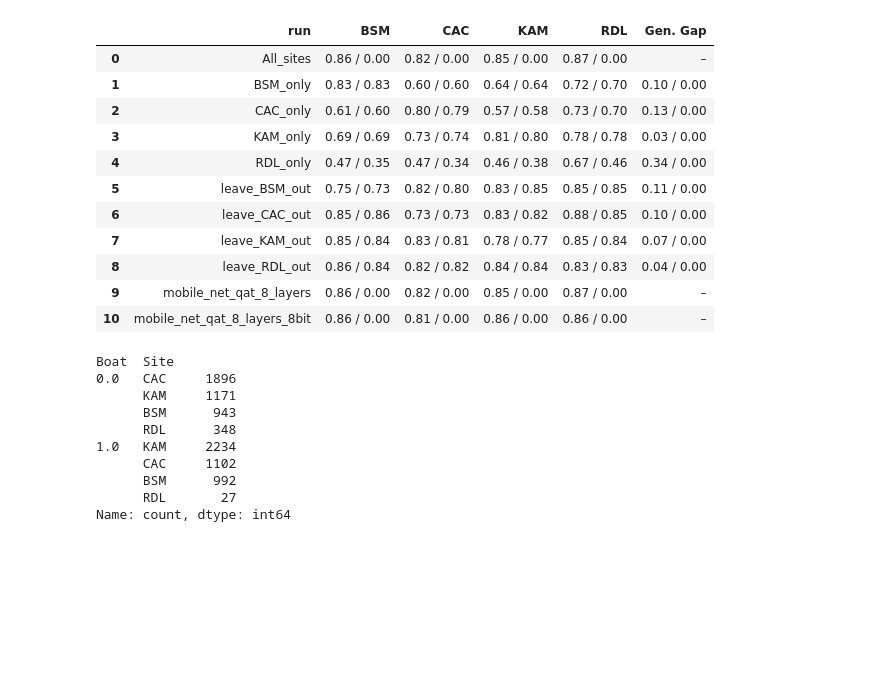
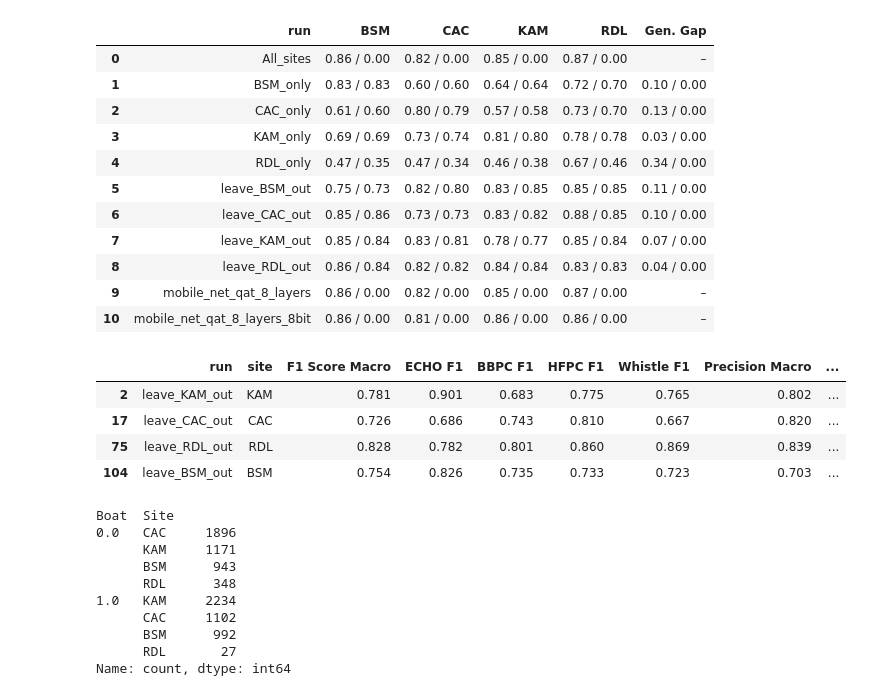
Before and after one commit to bobduru/beluga-call-pipeline, a Jupyter notebook: training/results_analysis/sites_generalization.ipynb, the cells around one changed output. Cells and saved outputs as stored; diff of their text form; code cells hidden in the pictures; blank space fills up the shorter version.

```diff
--- a/training/results_analysis/sites_generalization.ipynb
+++ b/training/results_analysis/sites_generalization.ipynb
@@ -31,7 +31,7 @@ import os
 import json
 import pandas as pd
 # %%
-results_dir = "../new_results/sites_generalization_cv//"
+results_dir = "../new_results/sites_generalization_cv/"
 runs = [d for d in os.listdir(results_dir) if os.path.isdir(os.path.join(results_dir, d))]
 leave_one_out_runs = [run for run in runs if "out" in run]
 # %%
@@ -279,6 +274,17 @@ generate_final_table(generalization_df, setting="show_both")
 | 8 | leave_RDL_out | 0.86 / 0.84 | 0.82 / 0.82 | 0.84 / 0.84 | 0.83 / 0.83 | 0.04 / 0.00 |
 | 9 | mobile_net_qat_8_layers | 0.86 / 0.00 | 0.82 / 0.00 | 0.85 / 0.00 | 0.87 / 0.00 | – |
 | 10 | mobile_net_qat_8_layers_8bit | 0.86 / 0.00 | 0.81 / 0.00 | 0.86 / 0.00 | 0.86 / 0.00 | – |
+# %%
+left_out_site_df = generalization_df[
+    generalization_df.apply(lambda row: row["site"] in row["run"] and "leave" in row["run"] and "qat" not in row["run"], axis=1)
+]
+left_out_site_df
+# %% [output]
+|  | run | site | F1 Score Macro | ECHO F1 | BBPC F1 | HFPC F1 | Whistle F1 | Precision Macro | ... |
+| 2 | leave_KAM_out | KAM | 0.781 | 0.901 | 0.683 | 0.775 | 0.765 | 0.802 | ... |
+| 17 | leave_CAC_out | CAC | 0.726 | 0.686 | 0.743 | 0.810 | 0.667 | 0.820 | ... |
+| 75 | leave_RDL_out | RDL | 0.828 | 0.782 | 0.801 | 0.860 | 0.869 | 0.839 | ... |
+| 104 | leave_BSM_out | BSM | 0.754 | 0.826 | 0.735 | 0.733 | 0.723 | 0.703 | ... |
 # %%
 labels_df = pd.read_csv("../../data/Verified_Dataset/labels/labels_merged.csv")
 labels_df.groupby("Boat")["Site"].value_counts()
```
Also changed, not shown: parts of 1 cell of this notebook, 4 other files.
